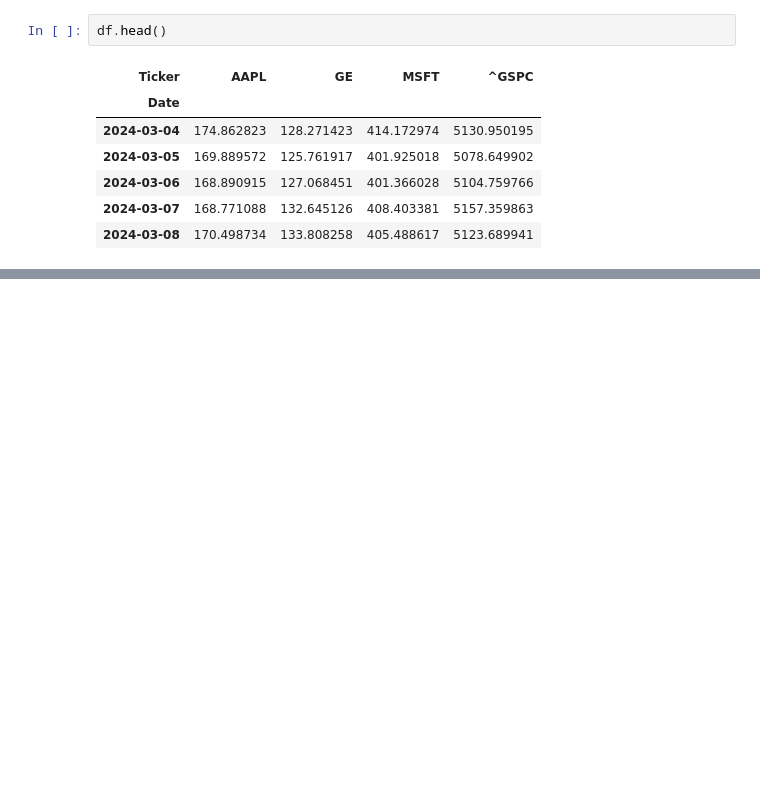
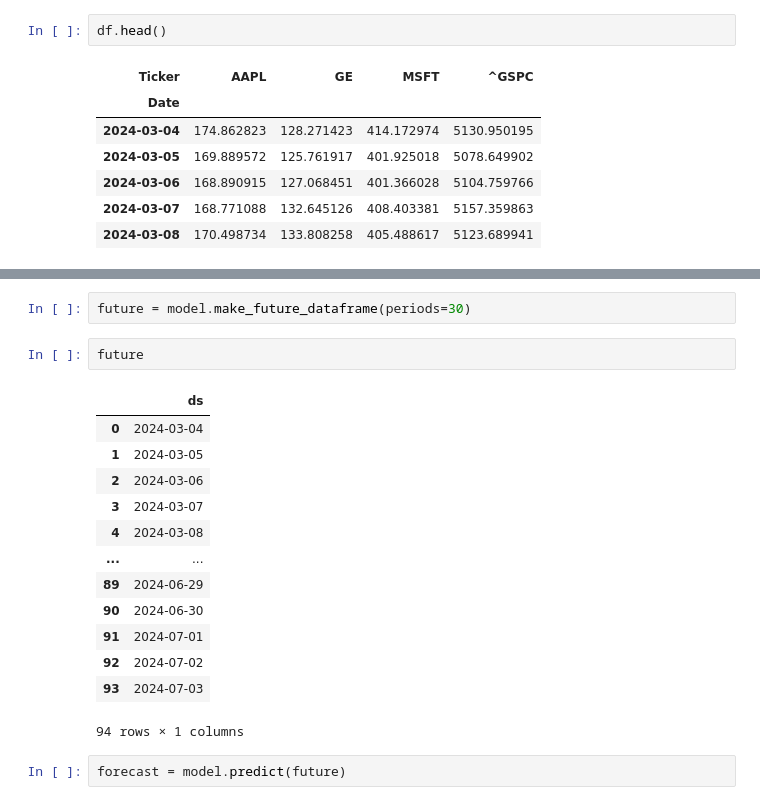
Before and after one commit to jaivrat/pyfin, a Jupyter notebook: 05-predict stock price using facebook pred tool.ipynb, the cells around one changed output, grey strips where cells are left out. Saved outputs shown, nothing was run; the diff lists cells and outputs as text; blank space fills up the shorter version.

```diff
--- a/05-predict stock price using facebook pred tool.ipynb
+++ b/05-predict stock price using facebook pred tool.ipynb
@@ -41,0 +84,20 @@ TypeError: This is a python-holidays entity loader class. For entity inheritance
+# %%
+future = model.make_future_dataframe(periods=30)
+# %%
+future
+# %% [output]
+|  | ds |
+| 0 | 2024-03-04 |
+| 1 | 2024-03-05 |
+| 2 | 2024-03-06 |
+| 3 | 2024-03-07 |
+| 4 | 2024-03-08 |
+| ... | ... |
+| 89 | 2024-06-29 |
+| 90 | 2024-06-30 |
+| 91 | 2024-07-01 |
+| 92 | 2024-07-02 |
+| 93 | 2024-07-03 |
+94 rows × 1 columns
+# %%
+forecast = model.predict(future)
```
Also changed, not shown: parts of 9 cells of this notebook, 1 other file.
